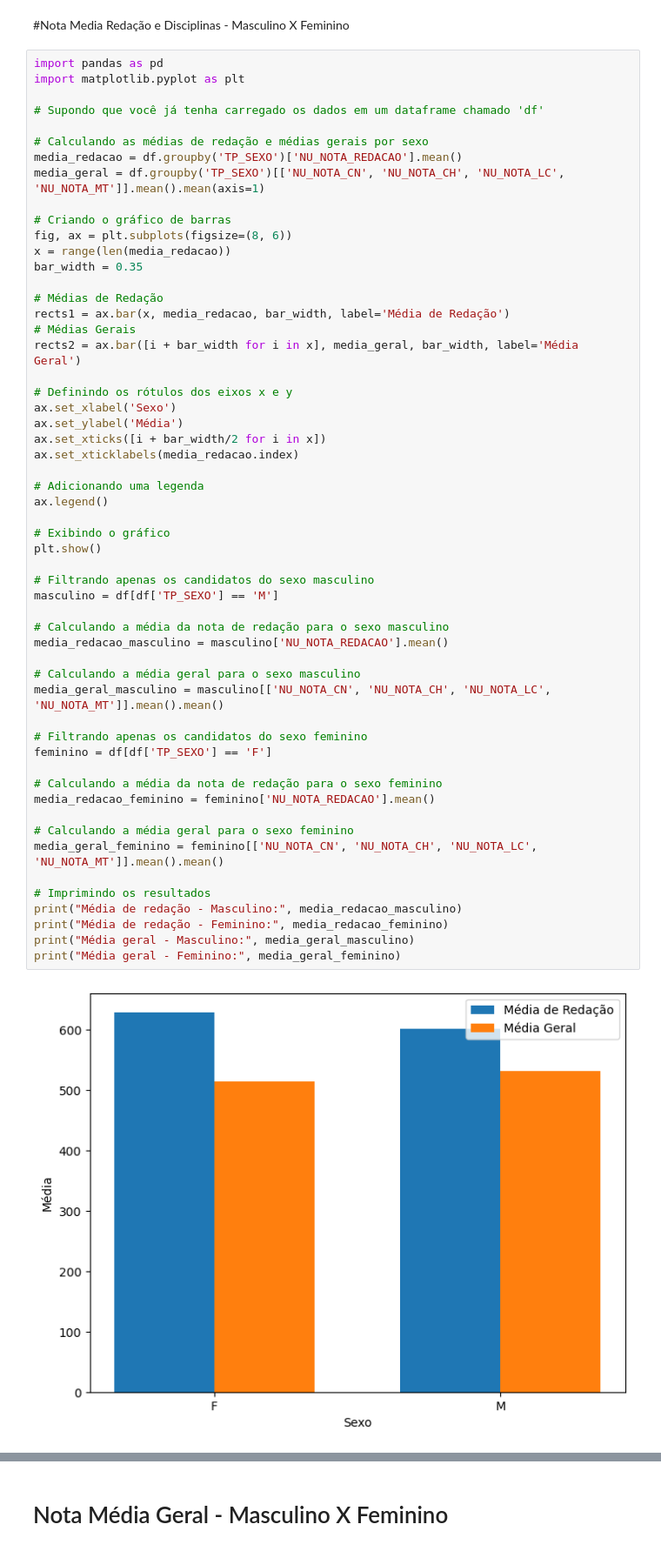
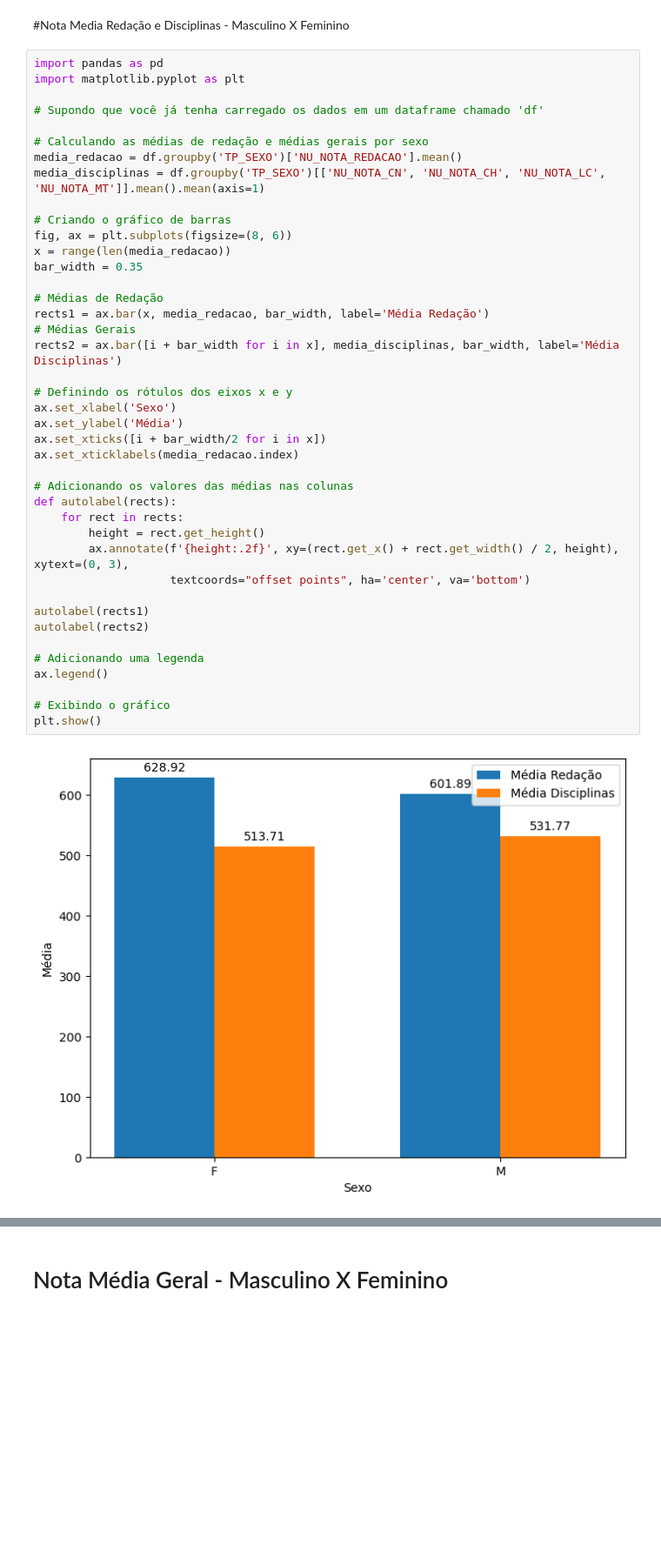
Before and after one commit to allandevbr92/MyResume, a Jupyter notebook: analiseEnem2022.ipynb, the cells around one changed output, grey strips where cells are left out. Shown: that part at 87% size. Cells and saved outputs as stored; diff of their text form; blank space fills up the shorter version.

```diff
--- a/analiseEnem2022.ipynb
+++ b/analiseEnem2022.ipynb
@@ -9,57 +9,43 @@ df = pd.read_csv('/content/drive/MyDrive/Enem2022/MICRODADOS_ENEM_2022.csv', enc
 # %%
 import pandas as pd
 import matplotlib.pyplot as plt
 
 # Supondo que você já tenha carregado os dados em um dataframe chamado 'df'
 
 # Calculando as médias de redação e médias gerais por sexo
 media_redacao = df.groupby('TP_SEXO')['NU_NOTA_REDACAO'].mean()
-media_geral = df.groupby('TP_SEXO')[['NU_NOTA_CN', 'NU_NOTA_CH', 'NU_NOTA_LC', 'NU_NOTA_MT']].mean().mean(axis=1)
+media_disciplinas = df.groupby('TP_SEXO')[['NU_NOTA_CN', 'NU_NOTA_CH', 'NU_NOTA_LC', 'NU_NOTA_MT']].mean().mean(axis=1)
 
 # Criando o gráfico de barras
 fig, ax = plt.subplots(figsize=(8, 6))
 x = range(len(media_redacao))
 bar_width = 0.35
 
 # Médias de Redação
-rects1 = ax.bar(x, media_redacao, bar_width, label='Média de Redação')
+rects1 = ax.bar(x, media_redacao, bar_width, label='Média Redação')
 # Médias Gerais
-rects2 = ax.bar([i + bar_width for i in x], media_geral, bar_width, label='Média Geral')
+rects2 = ax.bar([i + bar_width for i in x], media_disciplinas, bar_width, label='Média Disciplinas')
 
 # Definindo os rótulos dos eixos x e y
 ax.set_xlabel('Sexo')
 ax.set_ylabel('Média')
 ax.set_xticks([i + bar_width/2 for i in x])
 ax.set_xticklabels(media_redacao.index)
 
+# Adicionando os valores das médias nas colunas
+def autolabel(rects):
+    for rect in rects:
+        height = rect.get_height()
+        ax.annotate(f'{height:.2f}', xy=(rect.get_x() + rect.get_width() / 2, height), xytext=(0, 3),
+                    textcoords="offset points", ha='center', va='bottom')
+
+autolabel(rects1)
+autolabel(rects2)
+
 # Adicionando uma legenda
 ax.legend()
 
 # Exibindo o gráfico
 plt.show()
-
-# Filtrando apenas os candidatos do sexo masculino
-masculino = df[df['TP_SEXO'] == 'M']
-
-# Calculando a média da nota de redação para o sexo masculino
-media_redacao_masculino = masculino['NU_NOTA_REDACAO'].mean()
-
-# Calculando a média geral para o sexo masculino
-media_geral_masculino = masculino[['NU_NOTA_CN', 'NU_NOTA_CH', 'NU_NOTA_LC', 'NU_NOTA_MT']].mean().mean()
-
-# Filtrando apenas os candidatos do sexo feminino
-feminino = df[df['TP_SEXO'] == 'F']
-
-# Calculando a média da nota de redação para o sexo feminino
-media_redacao_feminino = feminino['NU_NOTA_REDACAO'].mean()
-
-# Calculando a média geral para o sexo feminino
-media_geral_feminino = feminino[['NU_NOTA_CN', 'NU_NOTA_CH', 'NU_NOTA_LC', 'NU_NOTA_MT']].mean().mean()
-
-# Imprimindo os resultados
-print("Média de redação - Masculino:", media_redacao_masculino)
-print("Média de redação - Feminino:", media_redacao_feminino)
-print("Média geral - Masculino:", media_geral_masculino)
-print("Média geral - Feminino:", media_geral_feminino)
 # %% [output]
-[figure, old version]
+[figure, new version]
```
Also changed, not shown: parts of 2 cells of this notebook.
